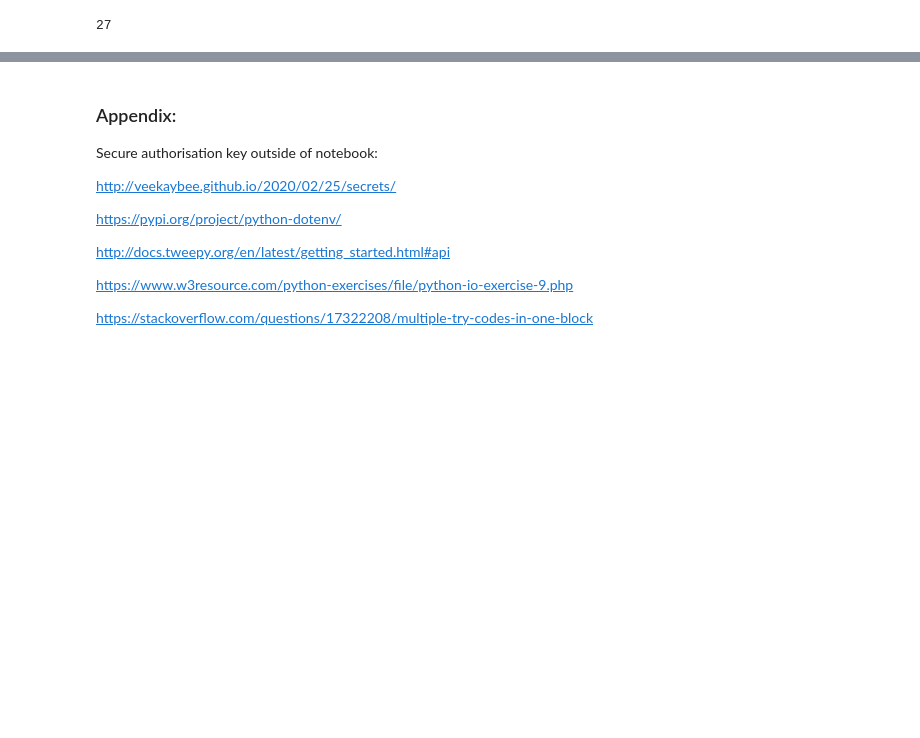
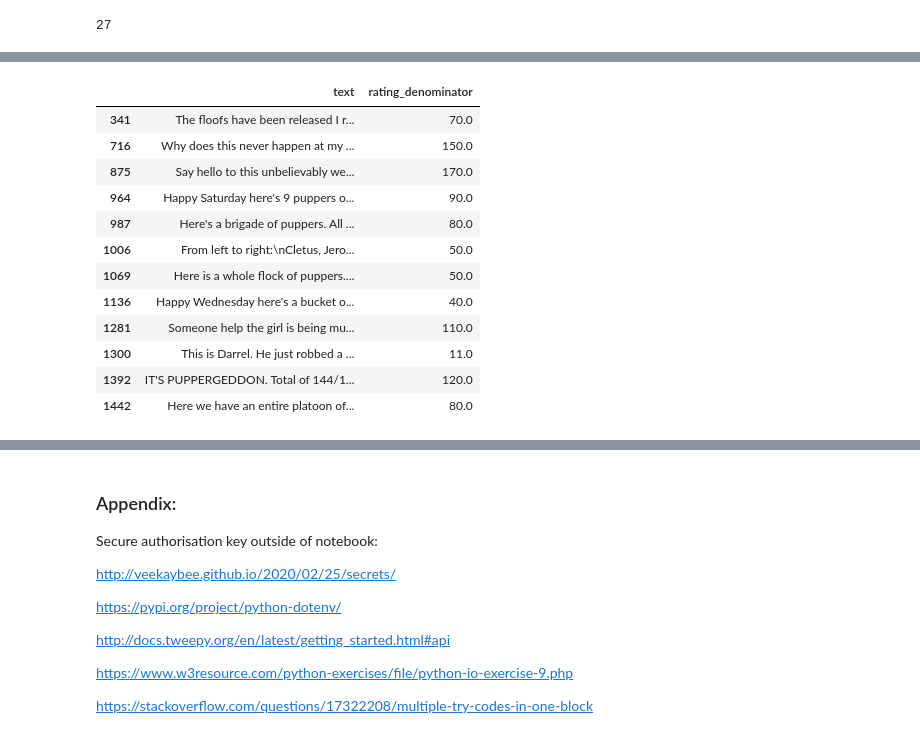
Before and after one commit to ChrisShuttle/Udacity_DAND_Project4_DataWrangling, a Jupyter notebook: project4_twitter_data_wrangling_and_analysis.ipynb, the cells around one changed output, grey strips where cells are left out. Saved outputs shown, nothing was run; the diff lists cells and outputs as text; code cells hidden in the pictures; blank space fills up the shorter version.

```diff
--- a/project4_twitter_data_wrangling_and_analysis.ipynb
+++ b/project4_twitter_data_wrangling_and_analysis.ipynb
@@ -991,0 +1120,17 @@ df_ta.text.str.contains('#').sum()
+# %%
+df_ta.rating_denominator.value_counts().index.sort_values()
+df_ta[['text', 'rating_denominator']].query('rating_denominator > 10')
+# %% [output]
+|  | text | rating_denominator |
+| 341 | The floofs have been released I r... | 70.0 |
+| 716 | Why does this never happen at my ... | 150.0 |
+| 875 | Say hello to this unbelievably we... | 170.0 |
+| 964 | Happy Saturday here's 9 puppers o... | 90.0 |
+| 987 | Here's a brigade of puppers. All ... | 80.0 |
+| 1006 | From left to right:\nCletus, Jero... | 50.0 |
+| 1069 | Here is a whole flock of puppers.... | 50.0 |
+| 1136 | Happy Wednesday here's a bucket o... | 40.0 |
+| 1281 | Someone help the girl is being mu... | 110.0 |
+| 1300 | This is Darrel. He just robbed a ... | 11.0 |
+| 1392 | IT'S PUPPERGEDDON. Total of 144/1... | 120.0 |
+| 1442 | Here we have an entire platoon of... | 80.0 |
```
Also changed, not shown: parts of 26 cells of this notebook.
